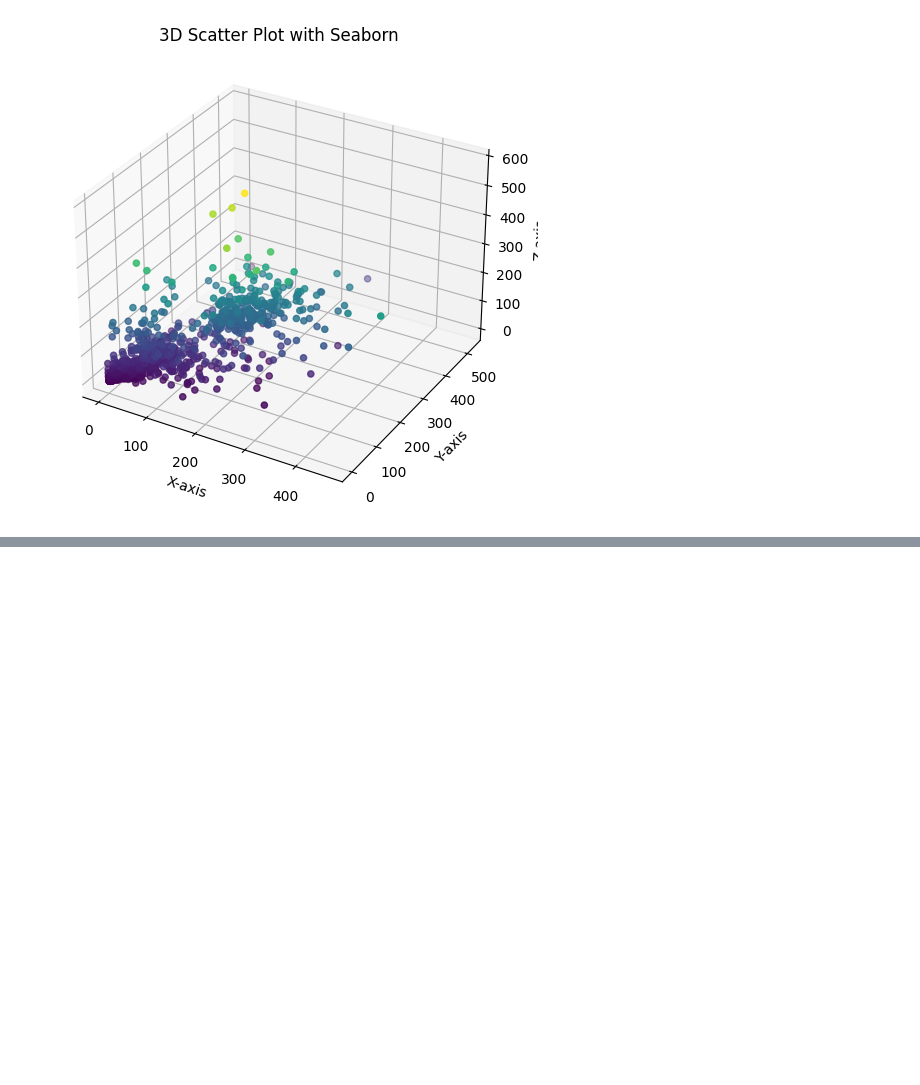
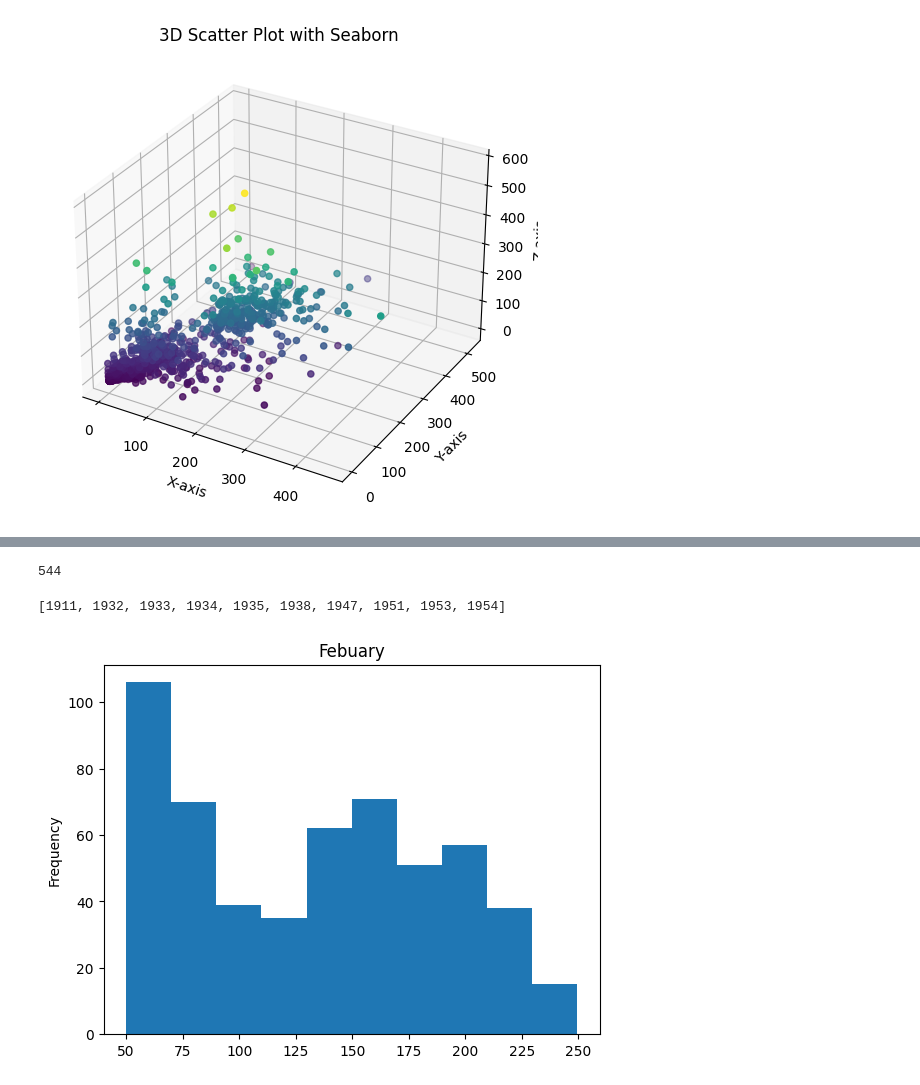
Before and after one commit to BRIJNANDA1979/Climate-Water-Supply-Forecast-Rodeo, a Jupyter notebook: Version_1_Seasonal_Analysis_of_Water_Supply_Forecast_Rodeo_project.ipynb, the cells around one changed output, grey strips where cells are left out. Saved outputs shown, nothing was run; the diff lists cells and outputs as text; code cells hidden in the pictures; blank space fills up the shorter version.

```diff
--- a/Version_1_Seasonal_Analysis_of_Water_Supply_Forecast_Rodeo_project.ipynb
+++ b/Version_1_Seasonal_Analysis_of_Water_Supply_Forecast_Rodeo_project.ipynb
@@ -254,0 +460,13 @@ plt.show()
+# %%
+len(year)
+# %% [output]
+544
+# %%
+year[0:10]
+# %% [output]
+[1911, 1932, 1933, 1934, 1935, 1938, 1947, 1951, 1953, 1954]
+# %%
+volume = pd.Series(volume)
+plot = volume.plot(kind='hist', title="Febuary")
+# %% [output]
+[figure, added]
```
Also changed, not shown: parts of 43 cells of this notebook.
